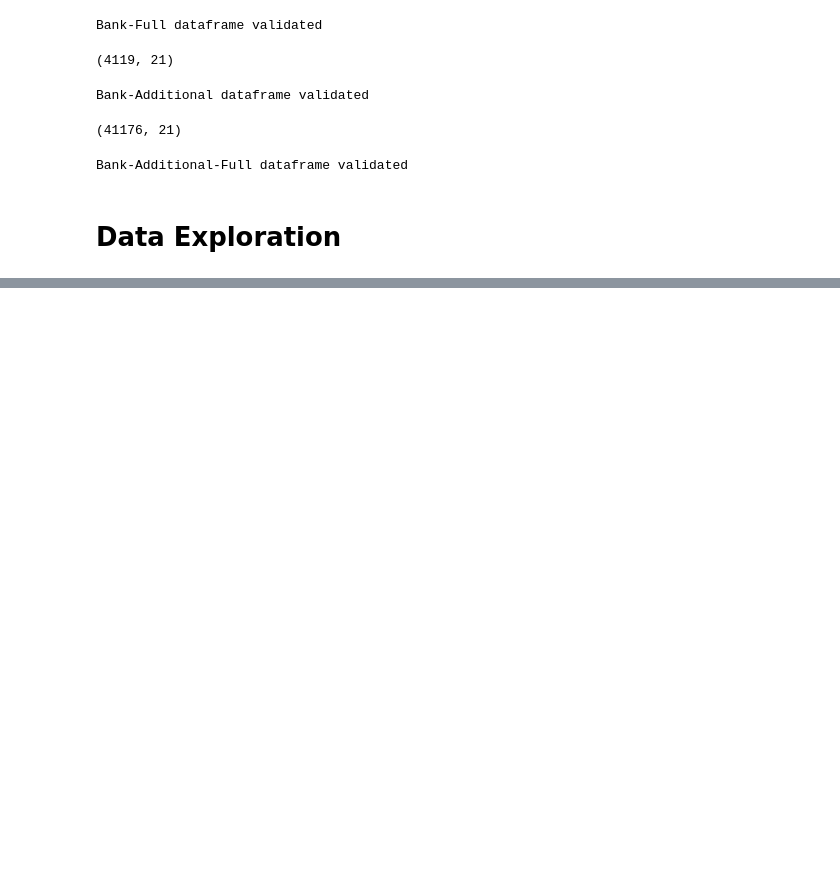
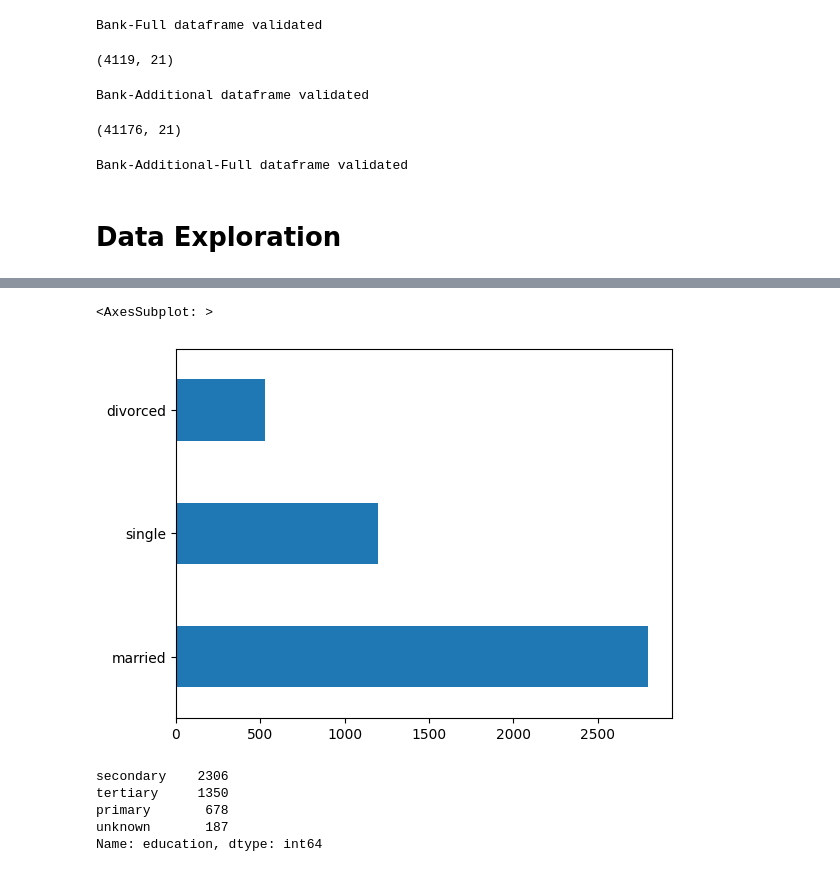
Before and after one commit to ChitraChaudhari/Bank-Marketing-campaign-, a Jupyter notebook: DataGlacier_BankMarketing.ipynb, the cells around one changed output, grey strips where cells are left out. Drawn from its saved outputs; the diff is of its cells as text; code cells hidden in the pictures; blank space fills up the shorter version.

```diff
--- a/DataGlacier_BankMarketing.ipynb
+++ b/DataGlacier_BankMarketing.ipynb
@@ -88,0 +221,14 @@ Bank-Additional-Full dataframe validated
+# %%
+bank_df['marital'].value_counts().plot(kind='barh')
+# %% [output]
+<AxesSubplot: >
+[figure, added]
+# %%
+# education
+bank_df['education'].value_counts()
+# %% [output]
+secondary    2306
+tertiary     1350
+primary       678
+unknown       187
+Name: education, dtype: int64
```
Also changed, not shown: parts of 46 cells of this notebook.
